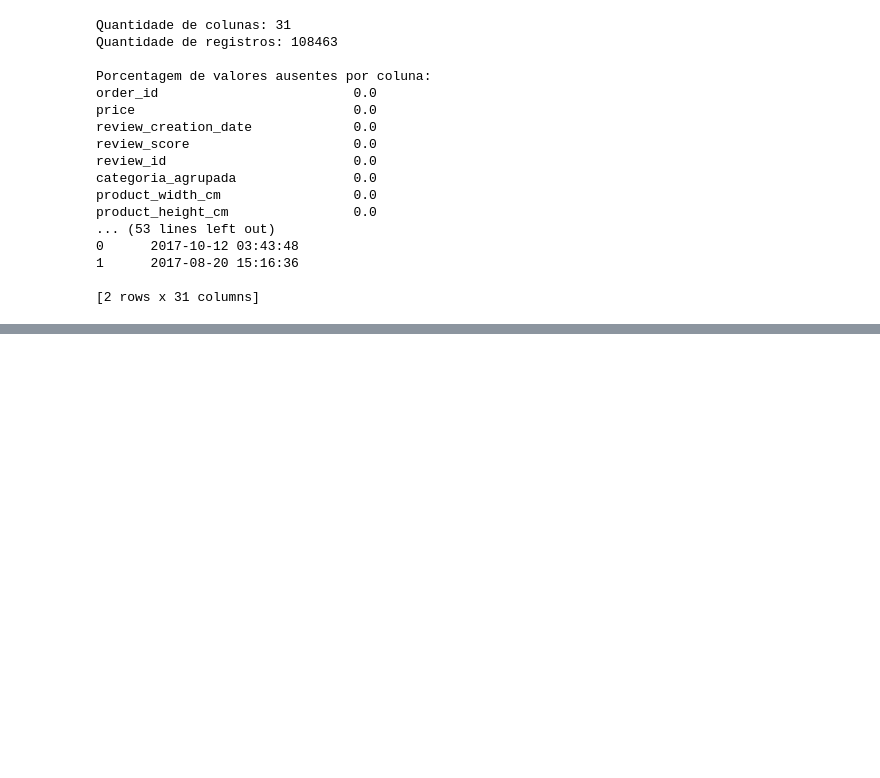
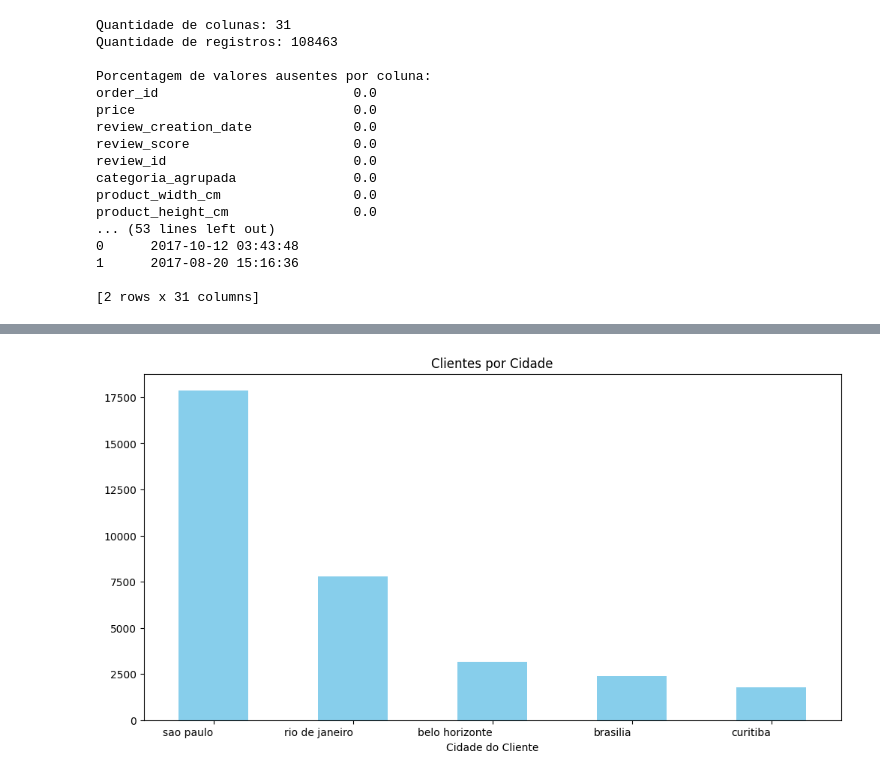
Before and after one commit to AngelicaSalvino/Projeto-Analise-E-commerce, a Jupyter notebook: jupyter-notebooks/analise-basica.ipynb, the cells around one changed output, grey strips where cells are left out. Saved outputs shown, nothing was run; the diff lists cells and outputs as text; code cells hidden in the pictures; blank space fills up the shorter version.

```diff
--- a/jupyter-notebooks/analise-basica.ipynb
+++ b/jupyter-notebooks/analise-basica.ipynb
@@ -542,0 +542,11 @@ Name: count, Length: 73, dtype: int64
+# %%
+clientes_por_cidade = merged_data["customer_city"].value_counts()
+
+plt.figure(figsize=(12, 6))
+clientes_por_cidade.head().plot(kind="bar", color="skyblue")
+plt.title("Clientes por Cidade")
+plt.xlabel("Cidade do Cliente")
+plt.xticks(rotation=0, ha="right")
+plt.show()
+# %% [output]
+[figure, added]
```
Also changed, not shown: parts of 13 cells of this notebook.
